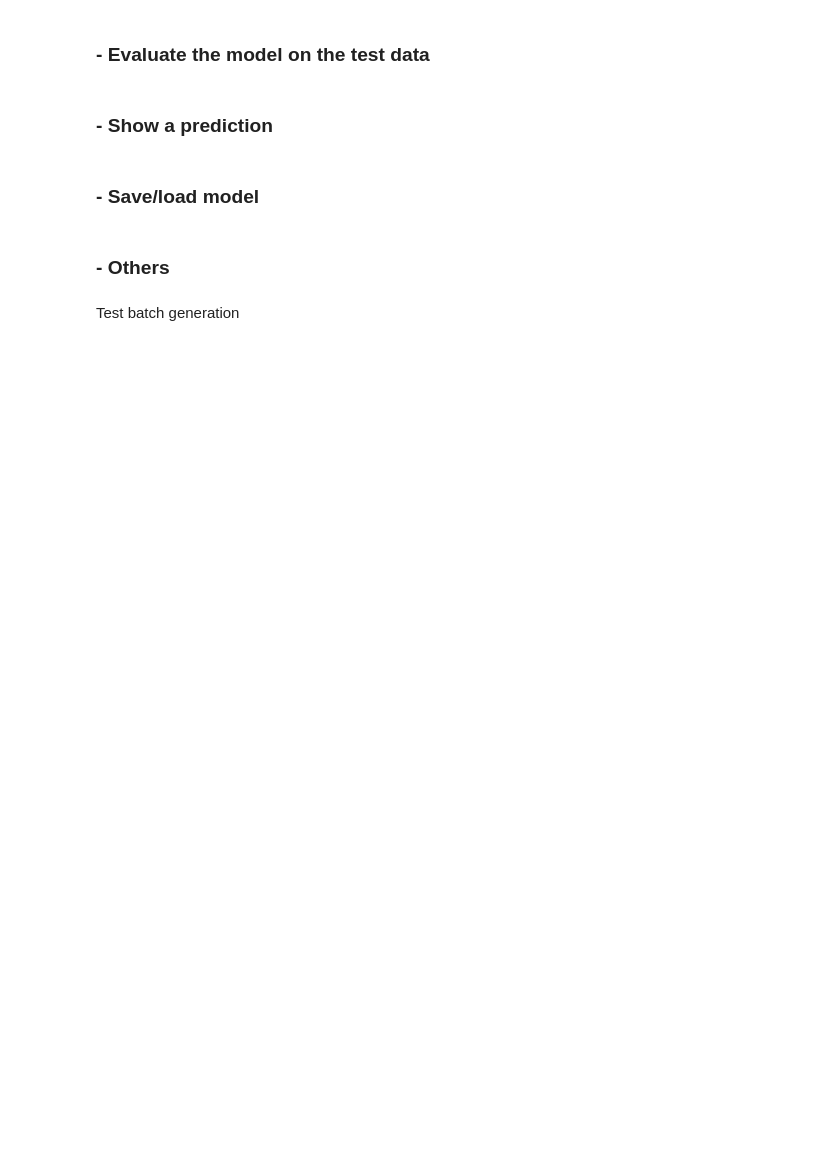
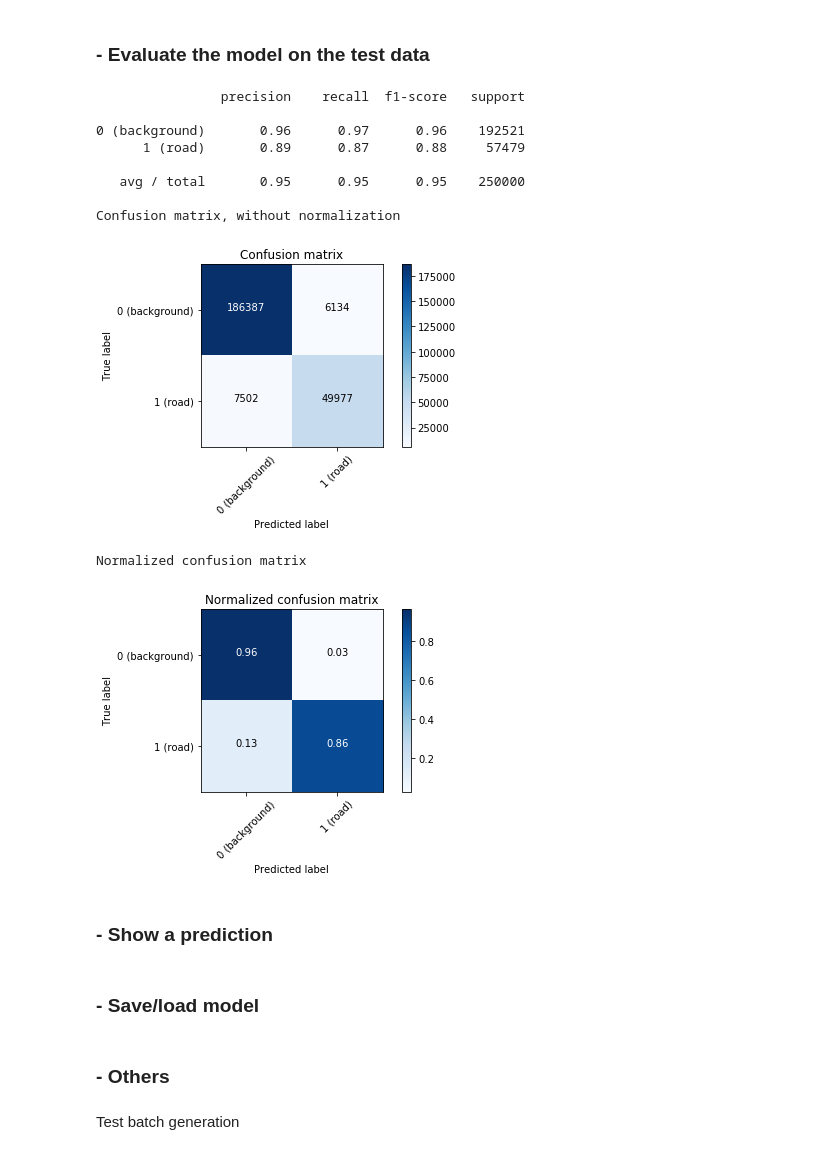
Before and after one commit to NiccoloSacchi/road-segmentation, a Jupyter notebook: scripts/segment_aerial_images_cnn_nic_2.ipynb, the cells around one changed output. Cells and saved outputs as stored; diff of their text form; code cells hidden in the pictures; blank space fills up the shorter version.

```diff
--- a/scripts/segment_aerial_images_cnn_nic_2.ipynb
+++ b/scripts/segment_aerial_images_cnn_nic_2.ipynb
@@ -124,9 +167,21 @@ model.show_layer_output(image, layer_num, filename="") # pass a filename if you
 ### - Evaluate the model on the test data
 # %%
 # check the performance on train or test
-set_ = train
+set_ = set_
 
 model.evaluate_model(set_.X, set_.Y)
+# %% [output]
+                precision    recall  f1-score   support
+
+0 (background)       0.96      0.97      0.96    192521
+      1 (road)       0.89      0.87      0.88     57479
+
+   avg / total       0.95      0.95      0.95    250000
+
+Confusion matrix, without normalization
+[figure, added]
+Normalized confusion matrix
+[figure, added]
 # %% [markdown]
 ### - Show a prediction
 # %%
```
Also changed, not shown: parts of 6 cells of this notebook, 1 other file.
